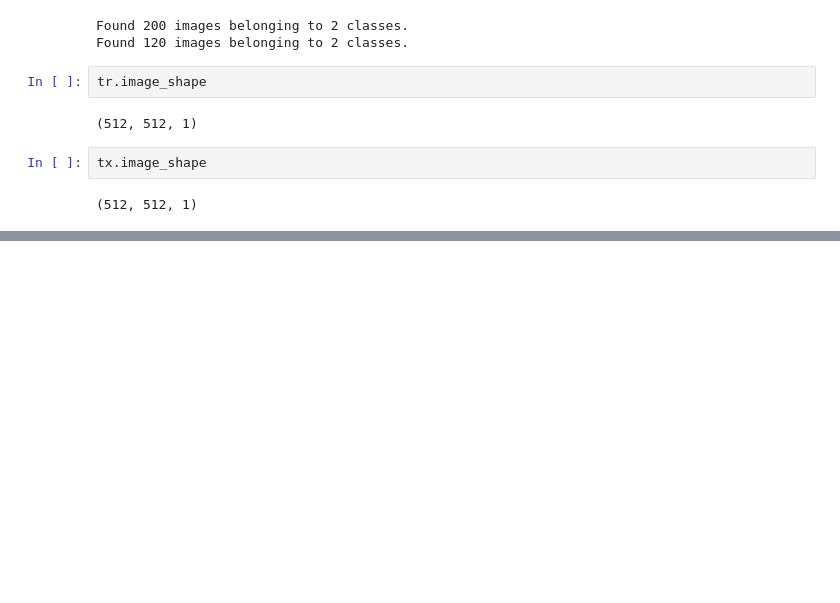
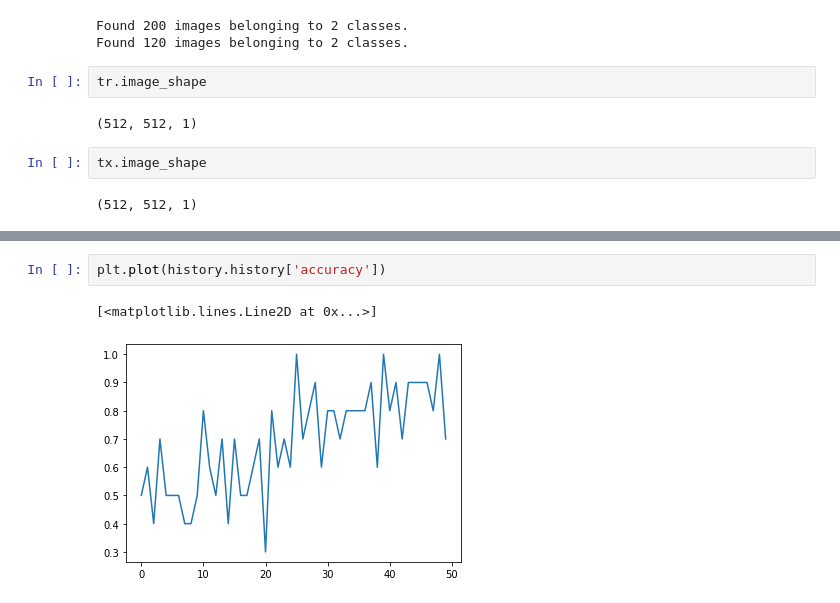
Before and after one commit to AdityaKD88/handwritting_recognition_using_cnn, a Jupyter notebook: cnn.ipynb, the cells around one changed output, grey strips where cells are left out. Cells and saved outputs as stored; diff of their text form; blank space fills up the shorter version.

```diff
--- a/cnn.ipynb
+++ b/cnn.ipynb
@@ -118,0 +140,5 @@ InvalidArgumentError: Matrix size-incompatible: In[0]: [262144,1], In[1]: [3,1]
+# %%
+plt.plot(history.history['accuracy'])
+# %% [output]
+[<matplotlib.lines.Line2D at 0x...>]
+[figure, added]
```
Also changed, not shown: parts of 6 cells of this notebook, 1 other file.
